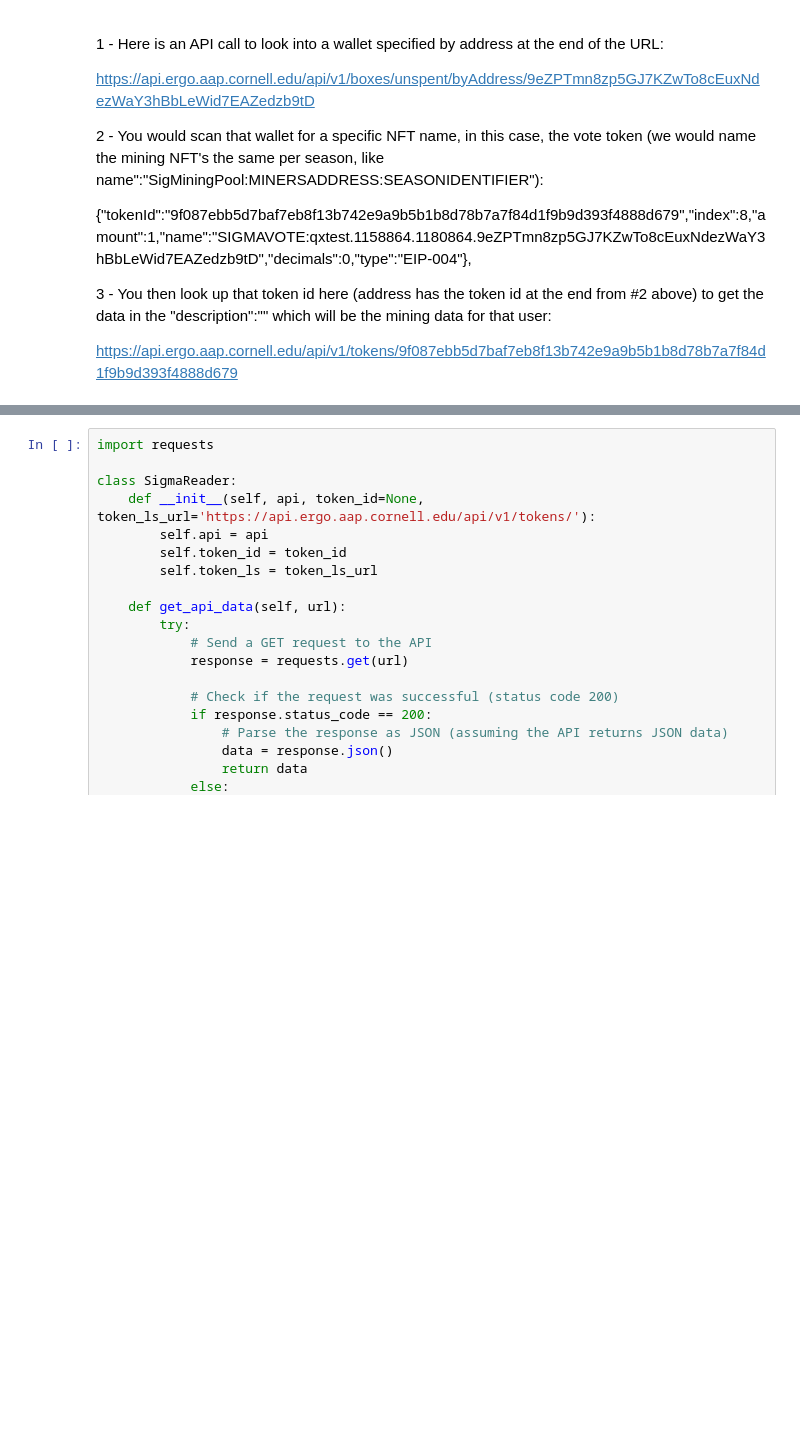
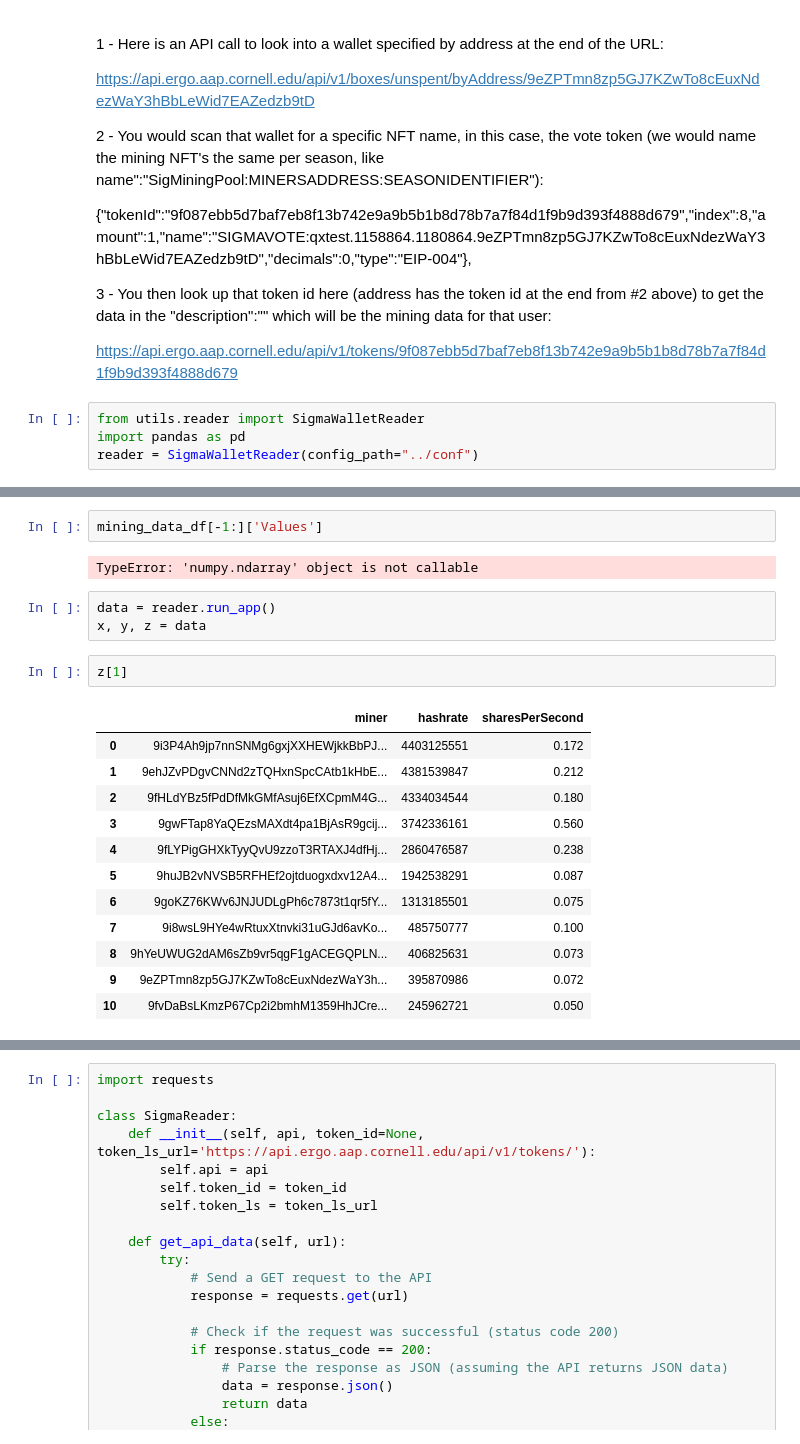
Before and after one commit to marctheshark3/sigmanaut-mining-pool-ui, a Jupyter notebook: prototype.ipynb, the cells around one changed output, grey strips where cells are left out. Drawn from its saved outputs; the diff is of its cells as text; blank space fills up the shorter version.

Commit message:
Sigma Mining Dashboard APP FULLSEND

```diff
--- a/prototype.ipynb
+++ b/prototype.ipynb
@@ -15,3 +15,7 @@ https://api.ergo.aap.cornell.edu/api/v1/boxes/unspent/byAddress/9eZPTmn8zp5GJ7KZ
 3 - You then look up that token id here (address has the token id at the end from #2 above) to get the data in the "description":"" which will be the mining data for that user:
 
 https://api.ergo.aap.cornell.edu/api/v1/tokens/9f087ebb5d7baf7eb8f13b742e9a9b5b1b8d78b7a7f84d1f9b9d393f4888d679
+# %%
+from utils.reader import SigmaWalletReader
+import pandas as pd
+reader = SigmaWalletReader(config_path="../conf")
@@ -17,0 +31,22 @@ https://api.ergo.aap.cornell.edu/api/v1/tokens/9f087ebb5d7baf7eb8f13b742e9a9b5b1
+# %%
+mining_data_df[-1:]['Values']
+# %% [output]
+TypeError: 'numpy.ndarray' object is not callable
+# %%
+data = reader.run_app()
+x, y, z = data
+# %%
+z[1]
+# %% [output]
+|  | miner | hashrate | sharesPerSecond |
+| 0 | 9i3P4Ah9jp7nnSNMg6gxjXXHEWjkkBbPJ... | 4403125551 | 0.172 |
+| 1 | 9ehJZvPDgvCNNd2zTQHxnSpcCAtb1kHbE... | 4381539847 | 0.212 |
+| 2 | 9fHLdYBz5fPdDfMkGMfAsuj6EfXCpmM4G... | 4334034544 | 0.180 |
+| 3 | 9gwFTap8YaQEzsMAXdt4pa1BjAsR9gcij... | 3742336161 | 0.560 |
+| 4 | 9fLYPigGHXkTyyQvU9zzoT3RTAXJ4dfHj... | 2860476587 | 0.238 |
+| 5 | 9huJB2vNVSB5RFHEf2ojtduogxdxv12A4... | 1942538291 | 0.087 |
+| 6 | 9goKZ76KWv6JNJUDLgPh6c7873t1qr5fY... | 1313185501 | 0.075 |
+| 7 | 9i8wsL9HYe4wRtuxXtnvki31uGJd6avKo... | 485750777 | 0.100 |
+| 8 | 9hYeUWUG2dAM6sZb9vr5qgF1gACEGQPLN... | 406825631 | 0.073 |
+| 9 | 9eZPTmn8zp5GJ7KZwTo8cEuxNdezWaY3h... | 395870986 | 0.072 |
+| 10 | 9fvDaBsLKmzP67Cp2i2bmhM1359HhJCre... | 245962721 | 0.050 |
```
Also changed, not shown: parts of 10 cells of this notebook, 4 other files.
